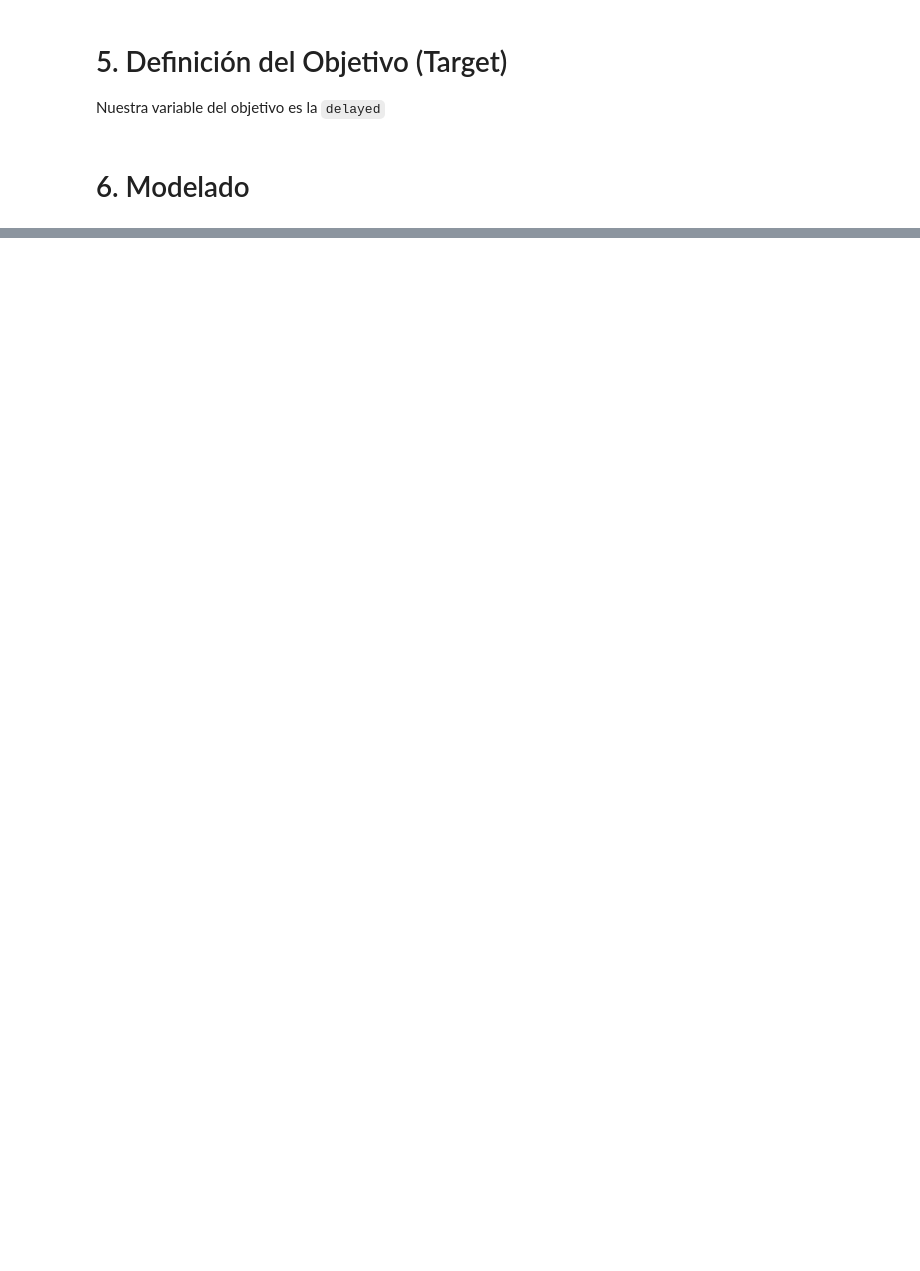
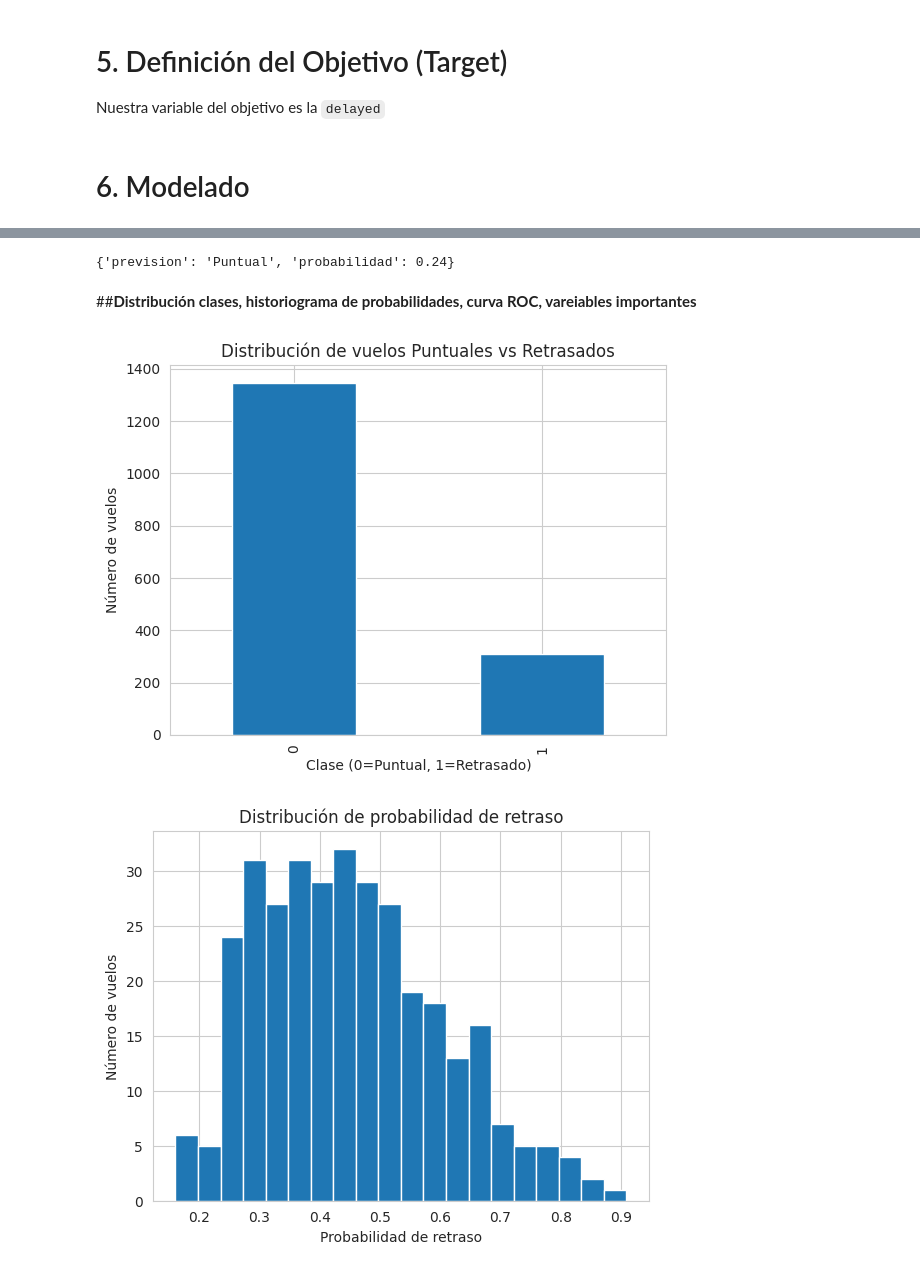
Before and after one commit to sunnyday2/flight_on_time, a Jupyter notebook: flightontime_hackaton_e32_alura_latam.ipynb, the cells around one changed output, grey strips where cells are left out. Saved outputs shown, nothing was run; the diff lists cells and outputs as text; code cells hidden in the pictures; blank space fills up the shorter version.

Commit message:
Modelos Regression y Random Forest

```diff
--- a/flightontime_hackaton_e32_alura_latam.ipynb
+++ b/flightontime_hackaton_e32_alura_latam.ipynb
@@ -1071,3 +1071,8 @@ from sklearn.linear_model import LogisticRegression
 from sklearn.metrics import classification_report, roc_auc_score
 import joblib
 #joblib permite guardar y cargar modelos entrenados .pkl
+# %%
+df = pd.read_csv("/content/dataset_vuelos_clima_final.csv")
+
+print(df.shape)
+df.head()
@@ -1073,0 +1140,10 @@ import joblib
+# %%
+#procesamos. pasamos numéricas como están y aplicamos One Hot Encoding
+#para evitar leakage es una técnica para convertir variables categóricas (texto) en variables numéricas binarias (0 y 1)
+
+preprocessor = ColumnTransformer(
+    transformers=[
+        ("num", "passthrough", numeric_features),
+        ("cat", OneHotEncoder(handle_unknown="ignore"), categorical_features)
+    ]
+)
@@ -1073,0 +1174,16 @@ import joblib
+# %%
+model.fit(X_train, y_train)
+
+#predicciçon binaria y probabilidad de retraso. #medimos precisión, recall, f1 y capacidad de ranking ROC AUC
+
+from sklearn.metrics import classification_report, roc_auc_score
+
+y_pred = model.predict(X_test)
+y_proba = model.predict_proba(X_test)[:, 1]
+
+print("Classification Report:\n")
+print(classification_report(y_test, y_pred))
+
+print("ROC AUC:", roc_auc_score(y_test, y_proba))
+
+#guardamos modelo en pickle, listo para backend.
@@ -1073,0 +1287,34 @@ import joblib
+# %%
+#ejemplo de request
+
+input_example = {
+    "aerolinea": "AZ",
+    "origen": "GIG",
+    "destino": "GRU",
+    "fecha_partida": "2025-11-10T14:30:00",
+    "distancia_km": 350
+}
+
+response = predict_flight_delay(input_example, model)
+print(response)
+# %% [output]
+{'prevision': 'Puntual', 'probabilidad': 0.24}
+# %% [markdown]
+##**Distribución clases, historiograma de probabilidades, curva ROC, vareiables importantes**
+# %%
+import matplotlib.pyplot as plt
+
+df["delayed"].value_counts().plot(kind="bar")
+plt.title("Distribución de vuelos Puntuales vs Retrasados")
+plt.xlabel("Clase (0=Puntual, 1=Retrasado)")
+plt.ylabel("Número de vuelos")
+plt.show()
+
+plt.hist(y_proba, bins=20)
+plt.title("Distribución de probabilidad de retraso")
+plt.xlabel("Probabilidad de retraso")
+plt.ylabel("Número de vuelos")
+plt.show()
+# %% [output]
+[figure, added]
+[figure, added]
```
Also changed, not shown: parts of 16 cells of this notebook.
